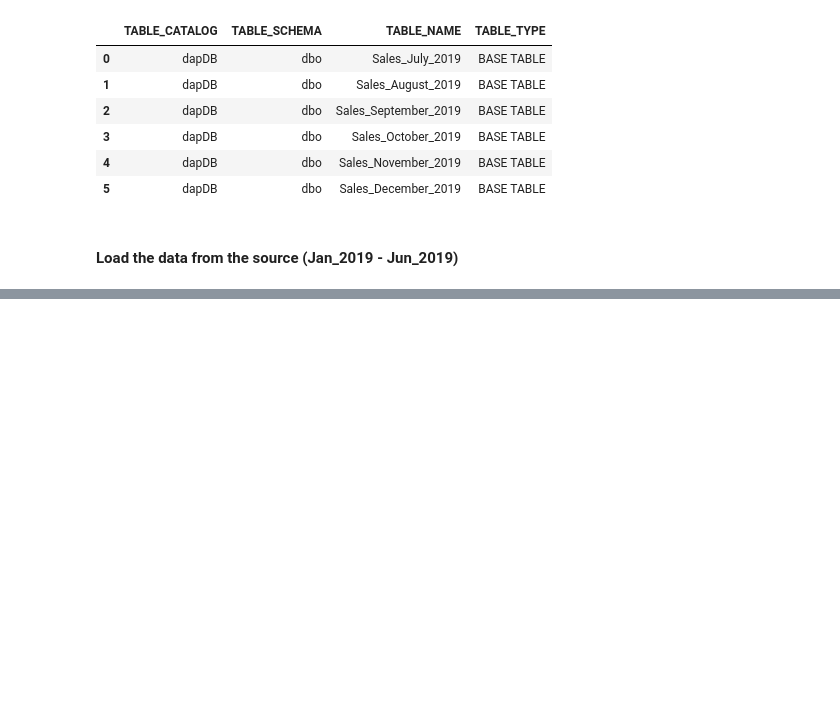
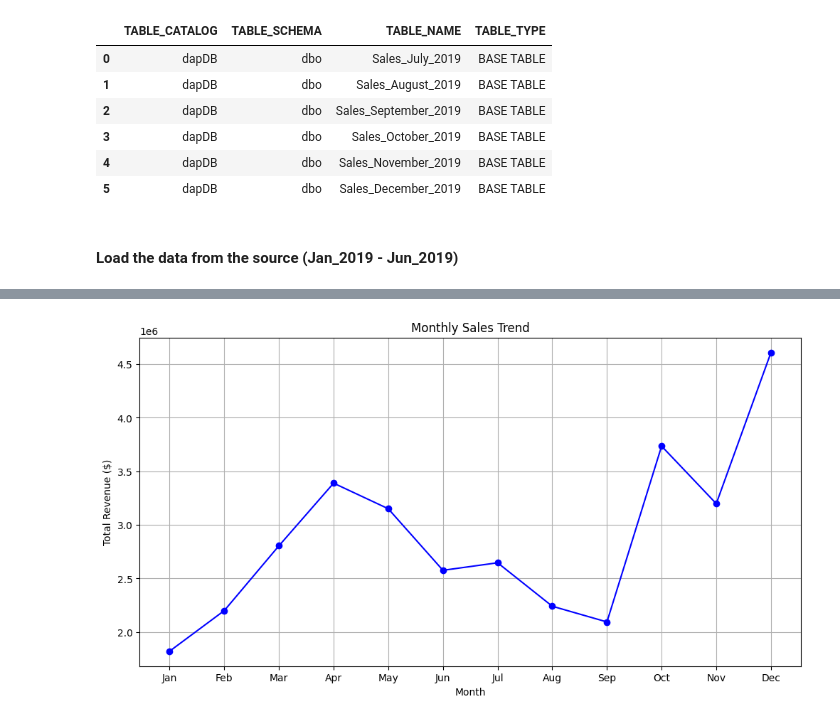
Before and after one commit to MayayaPatrick/Business-Intelligence-Solution-Project, a Jupyter notebook: Notebook/dashboard_project.ipynb, the cells around one changed output, grey strips where cells are left out. Cells and saved outputs as stored; diff of their text form; code cells hidden in the pictures; blank space fills up the shorter version.

```diff
--- a/Notebook/dashboard_project.ipynb
+++ b/Notebook/dashboard_project.ipynb
@@ -162,0 +820,17 @@ Jun_2019= pd.read_csv('../Data/Sales_June_2019.csv')
+# %%
+# Calculate total revenue per month
+monthly_sales = getINNOtized_sales_2019.groupby('Month')['Total_Revenue'].sum()
+
+# Plot the monthly sales trend
+plt.figure(figsize=(12, 6))
+monthly_sales.plot(kind='line', marker='o', color='blue')
+plt.title('Monthly Sales Trend')
+plt.xlabel('Month')
+plt.ylabel('Total Revenue ($)')
+plt.xticks(ticks=range(1, 13), labels=[
+    'Jan', 'Feb', 'Mar', 'Apr', 'May', 'Jun', 'Jul', 'Aug', 'Sep', 'Oct', 'Nov', 'Dec'
+])
+plt.grid(True)
+plt.show()
+# %% [output]
+[figure, added]
```
Also changed, not shown: parts of 70 cells of this notebook.
